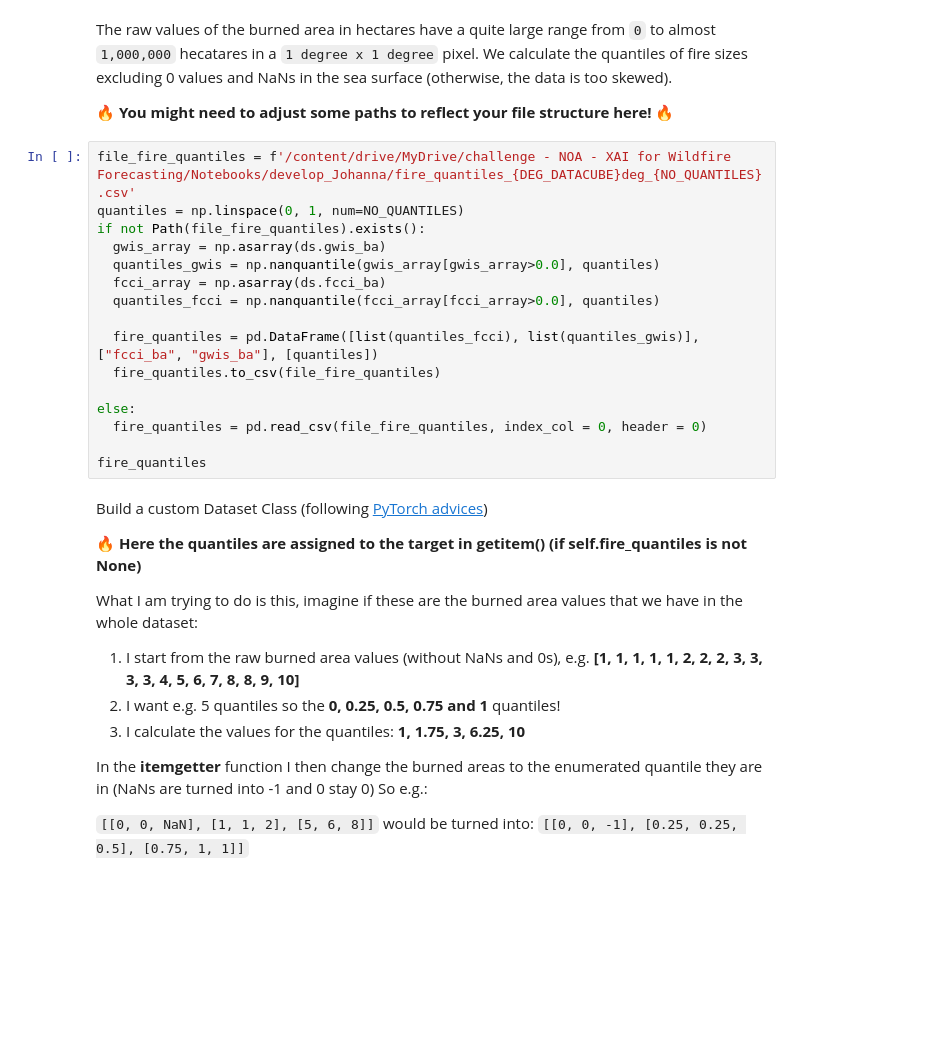
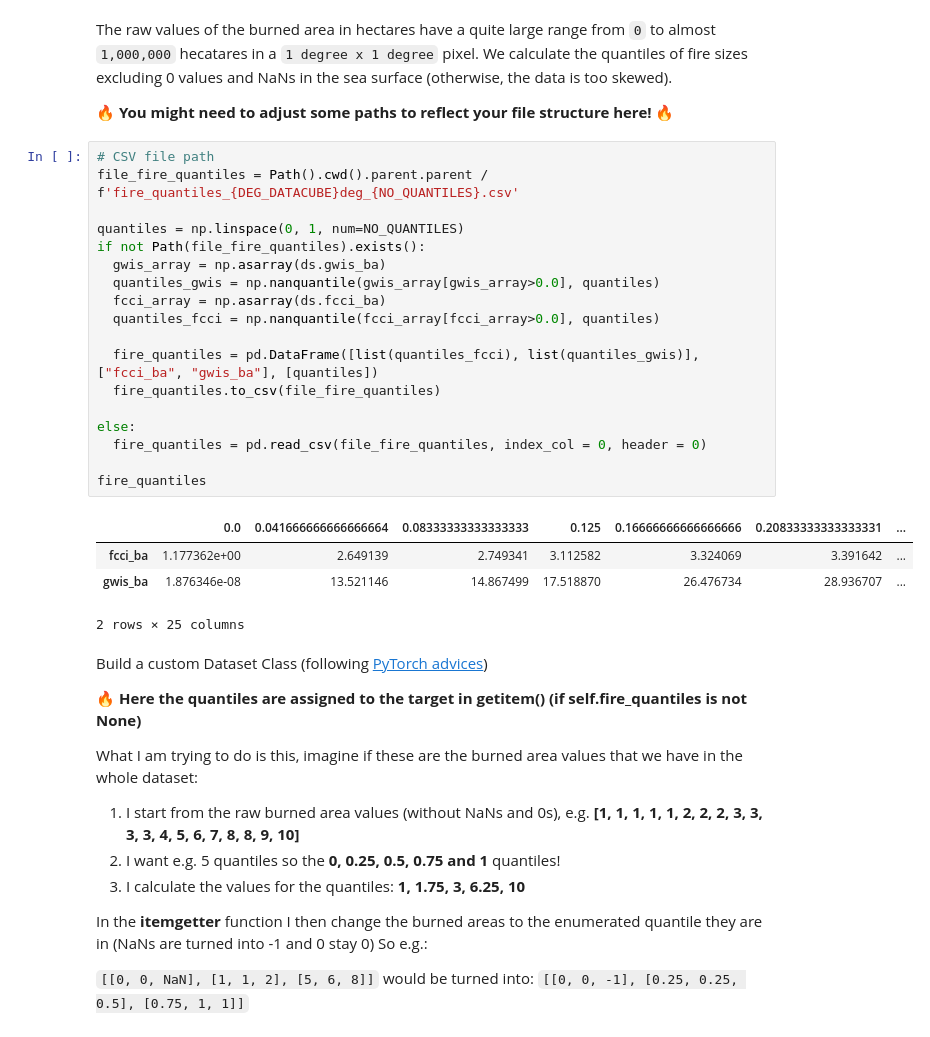
Before and after one commit to PiSchool/noa-xai-for-wildfire-forecasting, a Jupyter notebook: notebooks/fire_size_quantile_regression/Train_UNet_Quantile_Regression.ipynb, the cells around one changed output. Drawn from its saved outputs; the diff is of its cells as text; blank space fills up the shorter version.

```diff
--- a/notebooks/fire_size_quantile_regression/Train_UNet_Quantile_Regression.ipynb
+++ b/notebooks/fire_size_quantile_regression/Train_UNet_Quantile_Regression.ipynb
@@ -123,21 +160,28 @@ The raw values of the burned area in hectares have a quite large range from `0`
 🔥 **You might need to adjust some paths to reflect your file structure here!**
 🔥
 # %%
-file_fire_quantiles = f'/content/drive/MyDrive/challenge - NOA - XAI for Wildfire Forecasting/Notebooks/develop_Johanna/fire_quantiles_{DEG_DATACUBE}deg_{NO_QUANTILES}.csv'
+# CSV file path
+file_fire_quantiles = Path().cwd().parent.parent / f'fire_quantiles_{DEG_DATACUBE}deg_{NO_QUANTILES}.csv'
+
 quantiles = np.linspace(0, 1, num=NO_QUANTILES)
 if not Path(file_fire_quantiles).exists():
   gwis_array = np.asarray(ds.gwis_ba)
   quantiles_gwis = np.nanquantile(gwis_array[gwis_array>0.0], quantiles)
   fcci_array = np.asarray(ds.fcci_ba)
   quantiles_fcci = np.nanquantile(fcci_array[fcci_array>0.0], quantiles)
 
   fire_quantiles = pd.DataFrame([list(quantiles_fcci), list(quantiles_gwis)], ["fcci_ba", "gwis_ba"], [quantiles])
   fire_quantiles.to_csv(file_fire_quantiles)
 
 else:
   fire_quantiles = pd.read_csv(file_fire_quantiles, index_col = 0, header = 0)
 
 fire_quantiles
+# %% [output]
+|  | 0.0 | 0.041666666666666664 | 0.08333333333333333 | 0.125 | 0.16666666666666666 | 0.20833333333333331 | ... |
+| fcci_ba | 1.177362e+00 | 2.649139 | 2.749341 | 3.112582 | 3.324069 | 3.391642 | ... |
+| gwis_ba | 1.876346e-08 | 13.521146 | 14.867499 | 17.518870 | 26.476734 | 28.936707 | ... |
+2 rows × 25 columns
 # %% [markdown]
 Build a custom Dataset Class (following [PyTorch advices](https://pytorch.org/tutorials/beginner/basics/data_tutorial.html#creating-a-custom-dataset-for-your-files))
 
```
Also changed, not shown: parts of 15 cells of this notebook, 1 other file.
